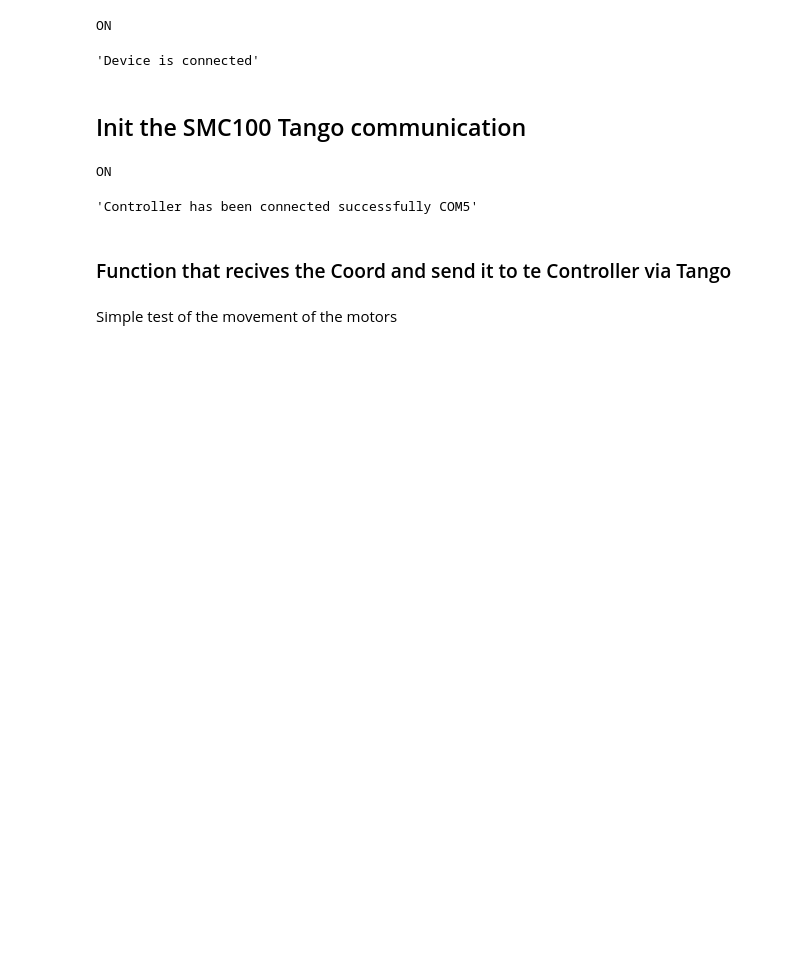
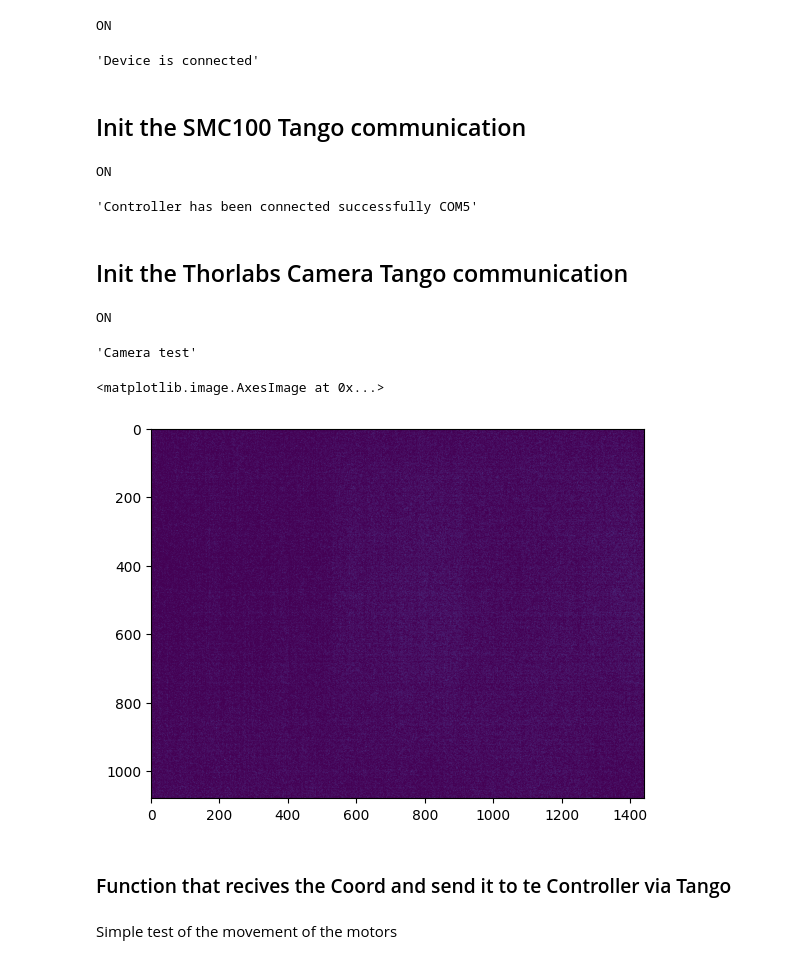
Before and after one commit to Golp-Voxel/HowTo, a Jupyter notebook: Experiment_Example/motors-shutte_Tangor.ipynb, the cells around one changed output. Drawn from its saved outputs; the diff is of its cells as text; code cells hidden in the pictures; blank space fills up the shorter version.

Commit message:
Added a Thorlabs Camera to the experiment

```diff
--- a/Experiment_Example/motors-shutte_Tangor.ipynb
+++ b/Experiment_Example/motors-shutte_Tangor.ipynb
@@ -49,6 +45,33 @@ userInfoController=json.dumps(userInfoController)
 SMC100.ConnectCamera(userInfoController)
 # %% [output]
 'Controller has been connected successfully COM5'
+# %% [markdown]
+## Init the Thorlabs Camera Tango communication
+# %%
+ThorlabsCamera = tango.DeviceProxy("voxel/thorlabsc/1")
+print(ThorlabsCamera.state())
+ThorlabsCamera.set_timeout_millis(9000)
+# %% [output]
+ON
+# %%
+JSON_CAM = {"Cam":"17945",
+            "CamName":"C1",
+            "exposure_us":1100,
+            "frames_per_trigger":0,
+            "poll_timeout_ms":500}
+
+string_cam = json.dumps(JSON_CAM)
+ThorlabsCamera.ConnectCamera(string_cam)
+# %% [output]
+'Camera test'
+# %%
+J = ThorlabsCamera.GetPhotoJSON("C1")
+nd_image_array = json.loads(J)
+array_p = np.array(nd_image_array["Image"])
+plt.imshow(array_p)
+# %% [output]
+<matplotlib.image.AxesImage at 0x...>
+[figure, added]
 # %% [markdown]
 ### Function that recives the Coord and send it to te Controller via Tango
 # %%
```
Also changed, not shown: parts of 5 cells of this notebook.
